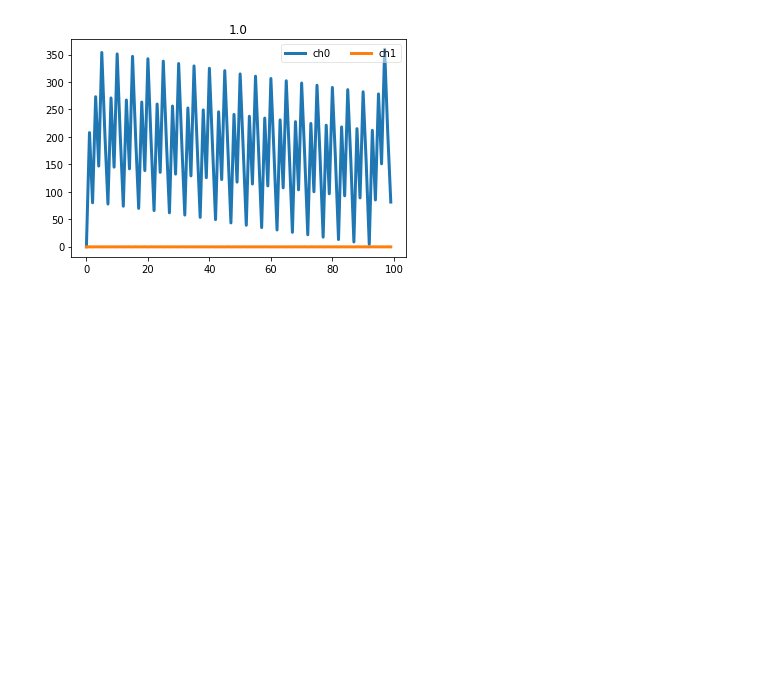
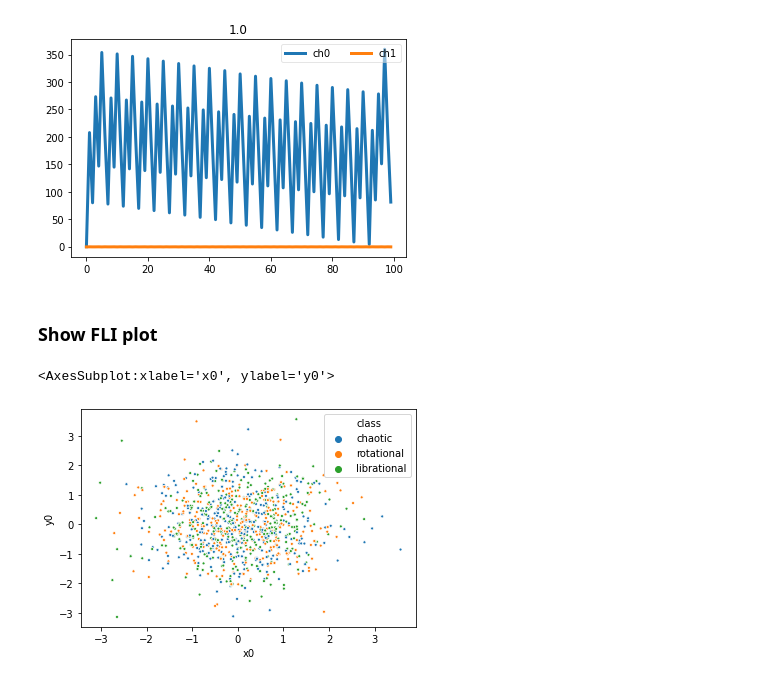
Before and after one commit to vrodriguezf/mlchaos, a Jupyter notebook: nbs/data.ipynb, the cells around one changed output. Saved outputs shown, nothing was run; the diff lists cells and outputs as text; code cells hidden in the pictures; blank space fills up the shorter version.

```diff
--- a/nbs/data.ipynb
+++ b/nbs/data.ipynb
@@ -135,3 +160,31 @@ show_timeseries(x0, title=y0)
 # %% [output]
 [figure]
 [figure]
+# %% [markdown]
+### Show FLI plot
+# %%
+# export
+@delegates(sns.scatterplot, but=['data', 'x', 'y', 'hue', 'marker'])
+def show_fli_plot(poinc_maps:np.ndarray=None,
+                  lbls:list=None,
+                  tdc:TSDataChaos=None,
+                  **kwargs):
+    "Show a scatter plot with the initial conditions (x0, y0) of each Poincare map in \
+    `poinc_maps`, coloured with the labels given in `lbls`. If `poinc_maps` and `lbls` are \
+    not set, the data will be taken from `tdc`'s x and y attributes.'"
+    if tdc is not None:
+        poinc_maps = tdc.x
+        lbls = [str(x) for x in tdc.y]
+    initial_conditions = poinc_maps[:,:,0]
+    qux = pd.DataFrame(initial_conditions, columns=['x0', 'y0'])
+    qux['class'] = lbls
+    return sns.scatterplot(data=qux, x='x0', y='y0', hue='class', marker='.', **kwargs)
+# %%
+mock_poinc_map = foo = np.random.randn(1000, 2, 100)
+mock_lbls = random.choices(['chaotic', 'librational', 'rotational'], k=1000)
+# %%
+# NOTE: These FLI plots are completely random
+show_fli_plot(poinc_maps=mock_poinc_map, lbls=mock_lbls)
+# %% [output]
+<AxesSubplot:xlabel='x0', ylabel='y0'>
+[figure, added]
```
Also changed, not shown: parts of 9 cells of this notebook, 7 other files.
